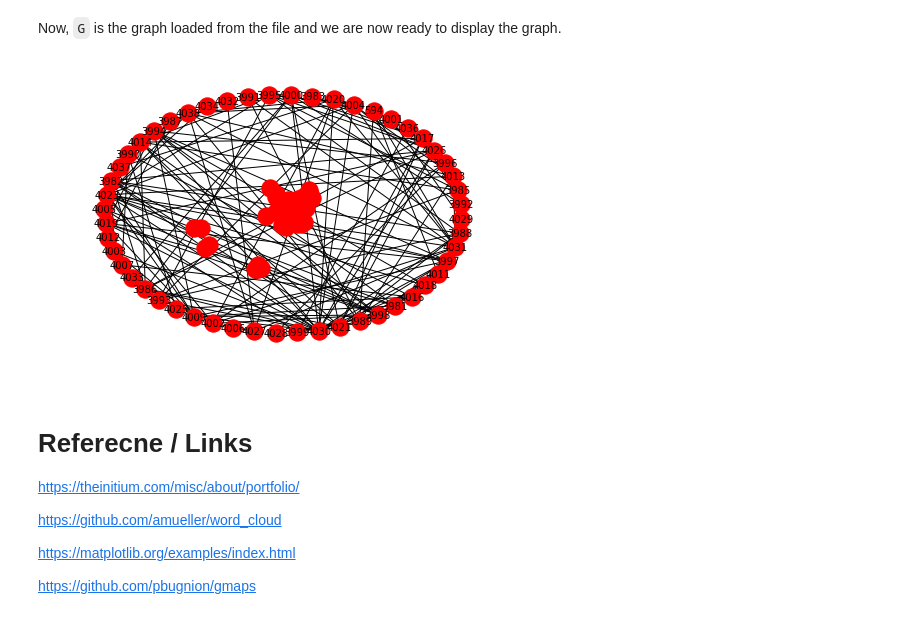
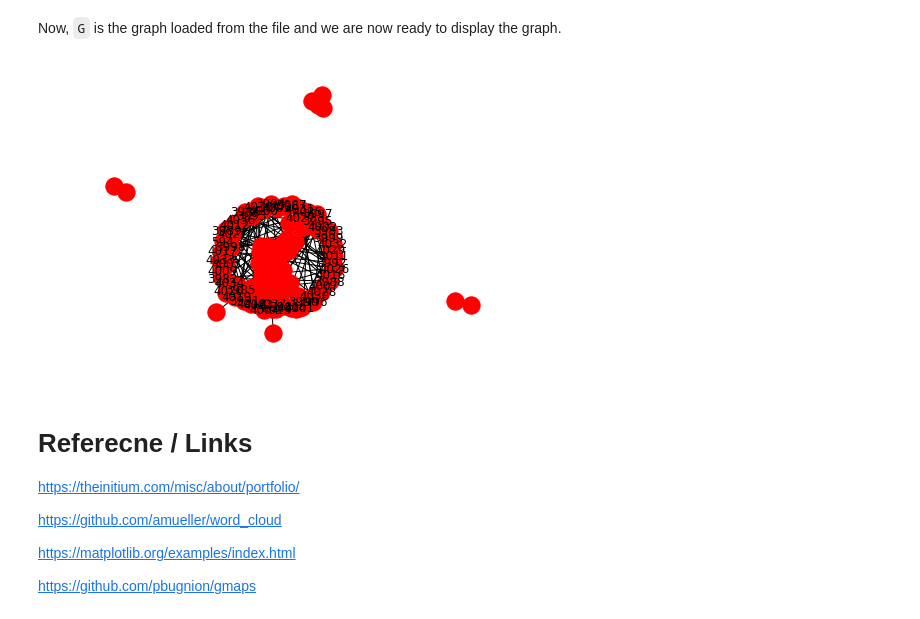
Before and after one commit to howawong/python-for-students, a Jupyter notebook: Data Visualization.ipynb, the cells around one changed output. Saved outputs shown, nothing was run; the diff lists cells and outputs as text; code cells hidden in the pictures.

```diff
--- a/Data Visualization.ipynb
+++ b/Data Visualization.ipynb
@@ -251,11 +251,11 @@ G = nx.read_edgelist('3980.edges')
 Now, `G` is the graph loaded from the file and we are now ready to display the graph.
 # %%
 nx.draw(G)
-pos = nx.spring_layout(G, k=100, iterations=1000, scale=2.0)
-nx.draw_networkx(G,pos, font_size=10)
+pos = nx.spring_layout(G, k=50, iterations=50, scale=0.3)
+nx.draw_networkx(G,pos)
 plt.show()
 # %% [output]
-[figure, old version]
+[figure, new version]
 # %% [markdown]
 # Referecne / Links
 
```
Also changed, not shown: 3 other files.
